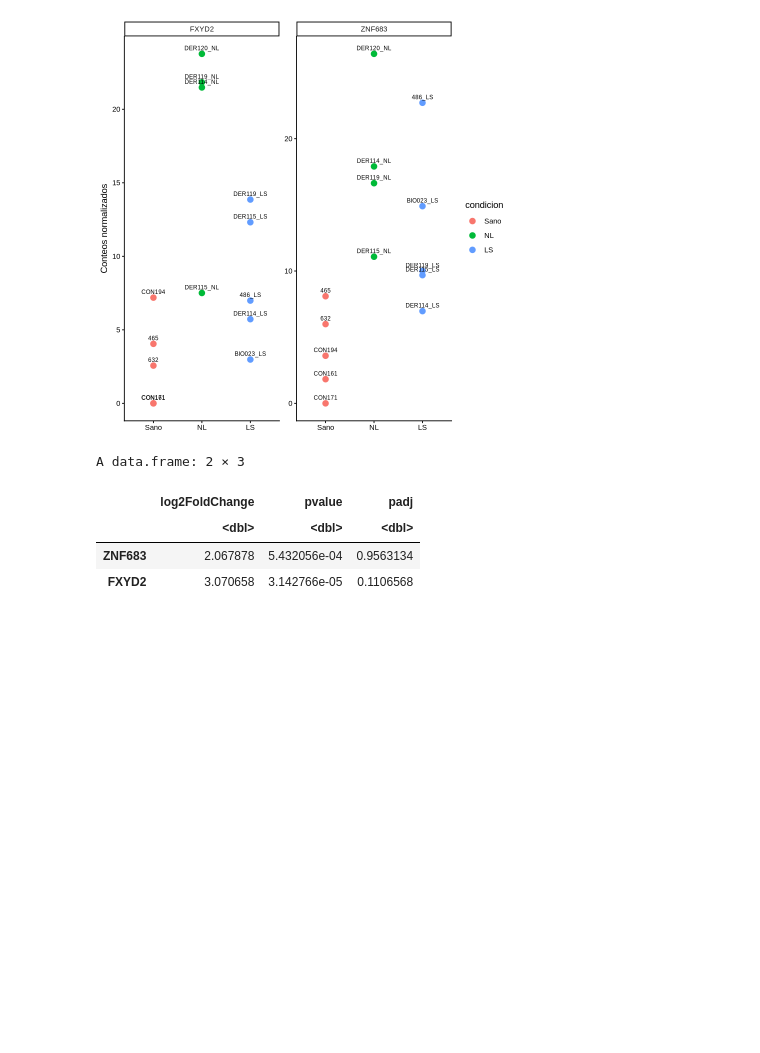
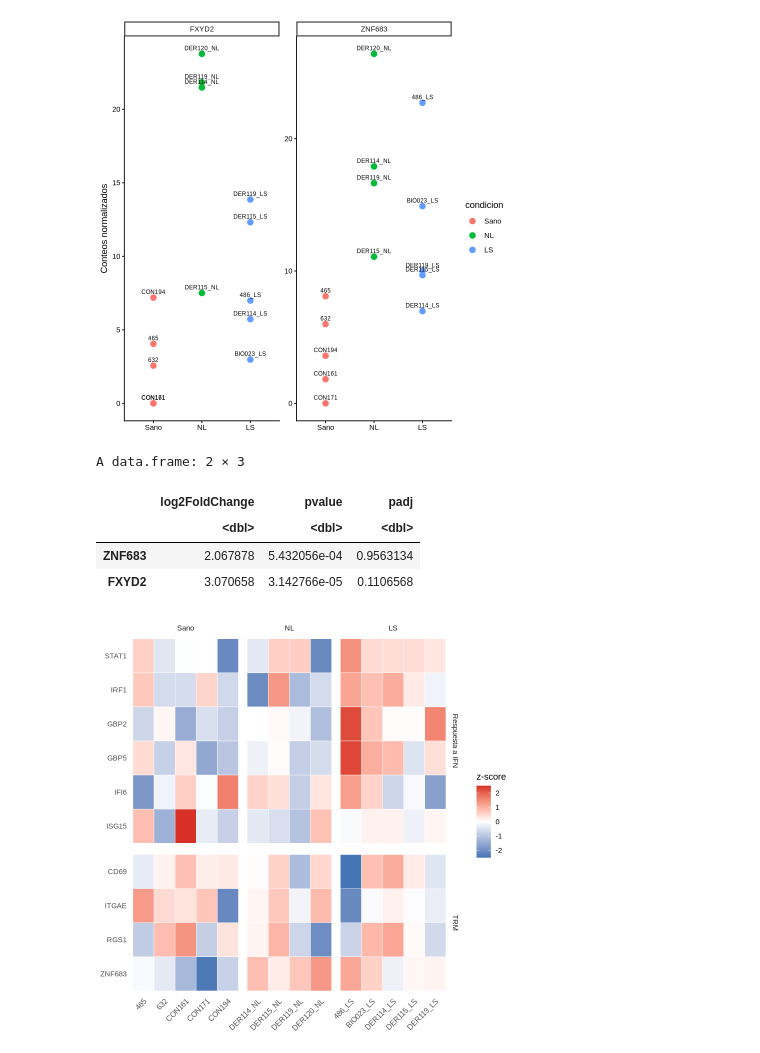
Before and after one commit to leomorgzzz/vitiligo-linfocitos-t, a Jupyter notebook: notebooks/06_deseq2.ipynb, the cells around one changed output. Saved outputs shown, nothing was run; the diff lists cells and outputs as text; code cells hidden in the pictures; blank space fills up the shorter version.

Commit message:
análisis de sensibilidad y heatmap de firmas

```diff
--- a/notebooks/06_deseq2.ipynb
+++ b/notebooks/06_deseq2.ipynb
@@ -165,3 +165,41 @@ A data.frame: 2 × 3
 |  | <dbl> | <dbl> | <dbl> |
 | ZNF683 | 2.067878 | 5.432056e-04 | 0.9563134 |
 | FXYD2 | 3.070658 | 3.142766e-05 | 0.1106568 |
+# %%
+genes_heatmap <- list(
+    "Respuesta a IFN" = c("STAT1", "IRF1", "GBP1", "GBP2", "GBP4", "GBP5", "IFI6", "ISG15", "MX1"),
+    "TRM" = c("CD69", "ITGAE", "CXCR6", "ITGA1", "PDCD1", "CD101", "CRTAM", "RGS1", "ZNF683")
+)
+
+anot_genes <- enframe(genes_heatmap, name = "grupo", value = "gen") |>
+    unnest(gen) |>
+    filter(gen %in% rownames(vsd))
+
+orden_muestras <- meta |>
+    rownames_to_column("muestra") |>
+    arrange(condicion, muestra) |>
+    pull(muestra)
+
+z <- assay(vsd)[anot_genes$gen, orden_muestras]
+z <- t(scale(t(z)))
+
+datos_hm <- as.data.frame(z) |>
+    rownames_to_column("gen") |>
+    pivot_longer(-gen, names_to = "muestra", values_to = "z") |>
+    left_join(anot_genes, by = "gen") |>
+    left_join(meta |> rownames_to_column("muestra") |> select(muestra, condicion), by = "muestra") |>
+    mutate(gen = factor(gen, levels = rev(anot_genes$gen)),
+           muestra = factor(muestra, levels = orden_muestras))
+
+p <- ggplot(datos_hm, aes(muestra, gen, fill = z)) +
+    geom_tile(color = "white") +
+    facet_grid(grupo ~ condicion, scales = "free", space = "free") +
+    scale_fill_gradient2(low = "#4575b4", mid = "white", high = "#d73027",
+                         limits = c(-2.5, 2.5), oob = scales::squish) +
+    labs(x = NULL, y = NULL, fill = "z-score") +
+    theme_minimal() +
+    theme(axis.text.x = element_text(angle = 45, hjust = 1), panel.grid = element_blank())
+ggsave(file.path(dir_figuras, "heatmap_T_IFN_TRM.png"), p, width = 8, height = 6, dpi = 150)
+p
+# %% [output]
+[figure, added]
```
Also changed, not shown: 6 other files.
